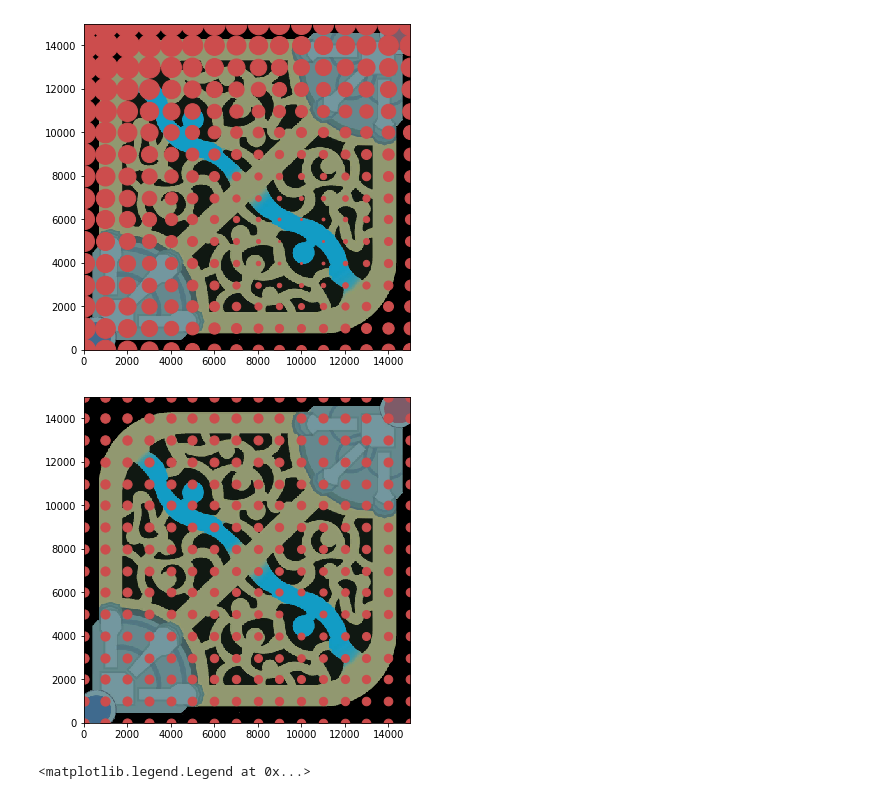
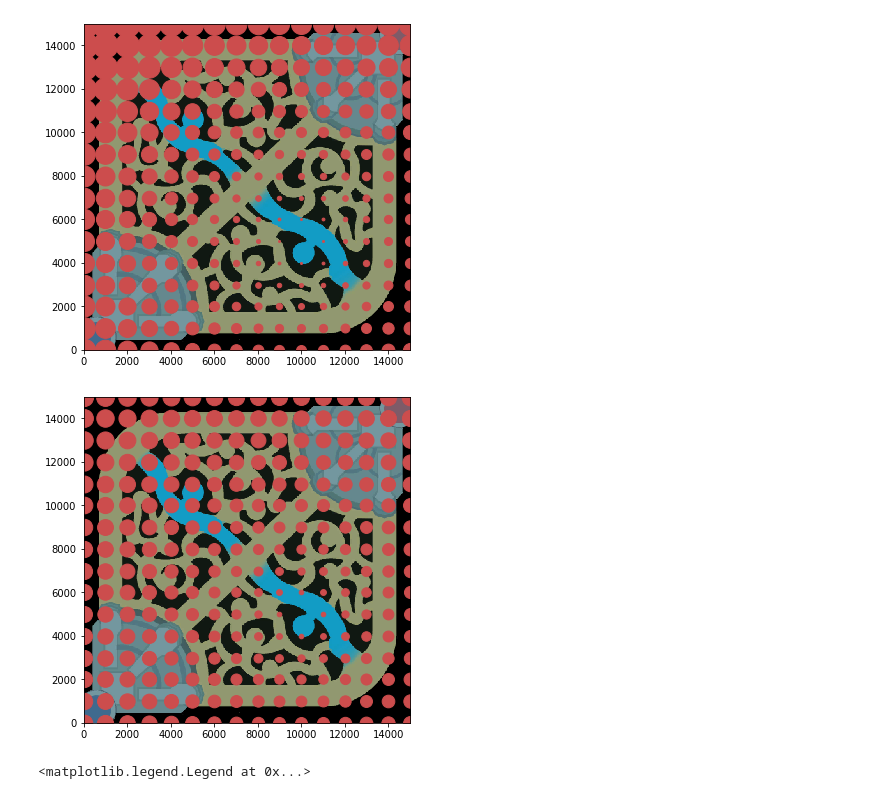
Before and after one commit to Mycotic/jungle-path-modeling, a Jupyter notebook: notebooks/log-distance-testing.ipynb, the cells around one changed output. Saved outputs shown, nothing was run; the diff lists cells and outputs as text; code cells hidden in the pictures.

```diff
--- a/notebooks/log-distance-testing.ipynb
+++ b/notebooks/log-distance-testing.ipynb
@@ -50,7 +52,7 @@ def plot_log_dist_metric(origin_pos, scalar=1):
     for x_i in range(0,15001,1000):
         for y_i in range(0,15001,1000):
             dist = ((origin_pos[0]-x_i)**2 + (origin_pos[1]-y_i)**2)**.5
-            log_dist = np.log(1 + dist)
+            log_dist = scalar/150 * np.log(1 + dist/scalar)
             plt.scatter([x_i], [y_i], color=(.8,.3,.3), s=(log_dist)**2)
     plot_base_map()
     return None
@@ -59,9 +61,9 @@ plot_dist_metric((10001,5000))
 # %% [output]
 [figure]
 # %%
-plot_log_dist_metric((10000,5000))
+plot_log_dist_metric((10000, 5000), 1000)
 # %% [output]
-[figure, old version]
+[figure, new version]
 # %%
 x=range(1,20000)
 # %%
```
Also changed, not shown: parts of 4 cells of this notebook, 8 other files.
